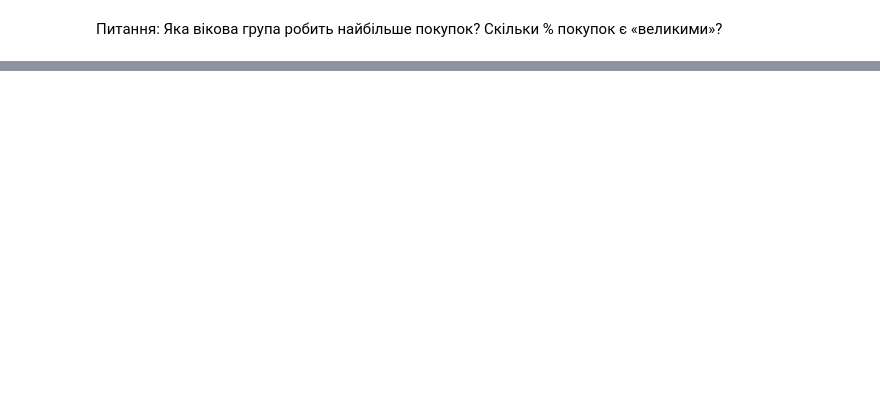
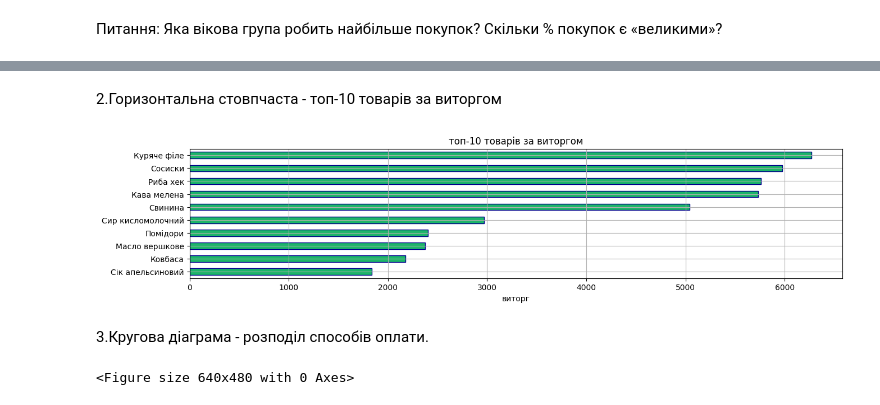
Before and after one commit to NadiiaIvashchuk/DTA_2026, a Jupyter notebook: project_store_sales_analysis/store_sales_analysis.ipynb, the cells around one changed output, grey strips where cells are left out. Saved outputs shown, nothing was run; the diff lists cells and outputs as text; code cells hidden in the pictures; blank space fills up the shorter version.

```diff
--- a/project_store_sales_analysis/store_sales_analysis.ipynb
+++ b/project_store_sales_analysis/store_sales_analysis.ipynb
@@ -578,0 +604,32 @@ df.groupby("age_group", observed=False).agg({
+# %% [markdown]
+2.Горизонтальна стовпчаста - топ-10 товарів за виторгом
+# %%
+fig = plt.figure(figsize=(15, 3))
+#
+top_10_revenue = (
+    df.groupby("product")["total_uah"]
+    .sum()
+    .sort_values(ascending=True)
+    .tail(10)
+    )
+top_10_revenue.plot(
+    kind="barh",
+    color="#1db569",
+    edgecolor="darkblue"
+    )
+plt.title("топ-10 товарів за виторгом")
+plt.xlabel("виторг")
+plt.ylabel("")
+plt.grid()
+plt.show()
+# %% [output]
+[figure, added]
+# %% [markdown]
+3.Кругова діаграма - розподіл способів оплати.
+# %%
+fig = plt.figure()
+payment_count = df.payment.value_counts()
+
+#fig.pie(payment_count)
+# %% [output]
+<Figure size 640x480 with 0 Axes>
```
Also changed, not shown: parts of 8 cells of this notebook.
